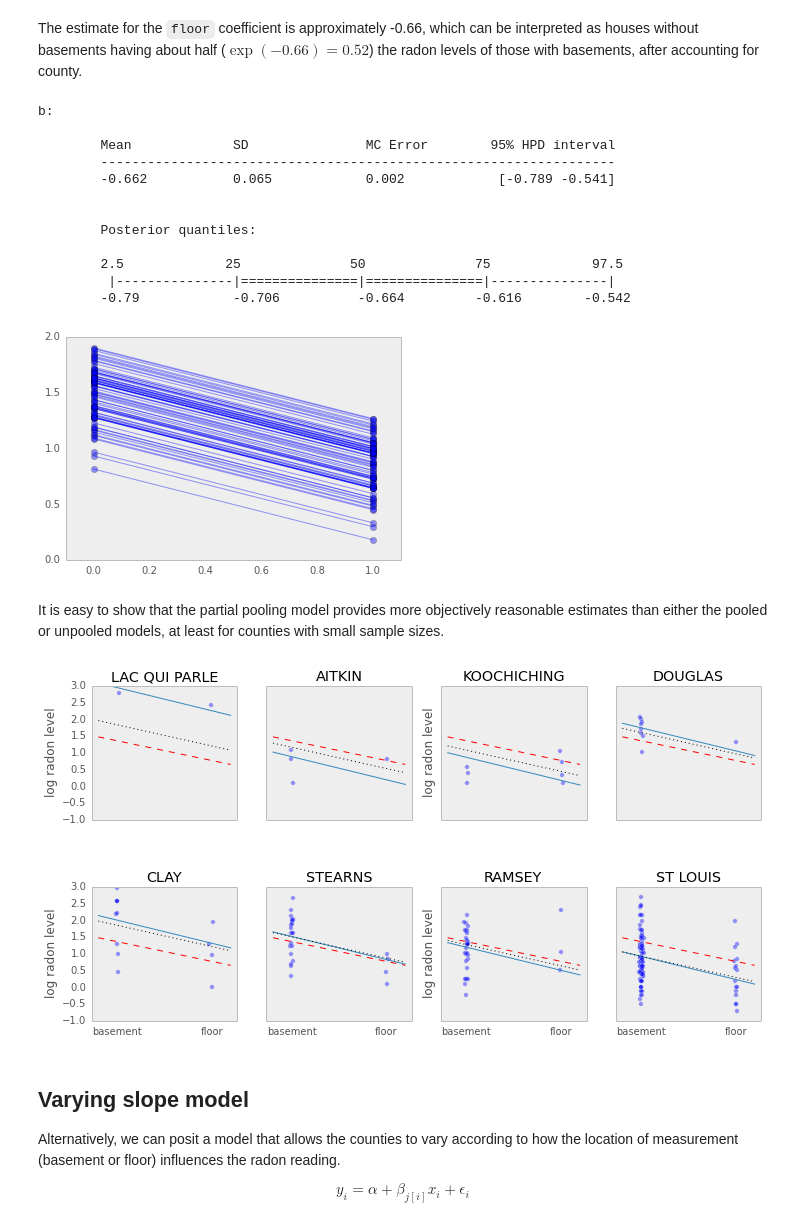
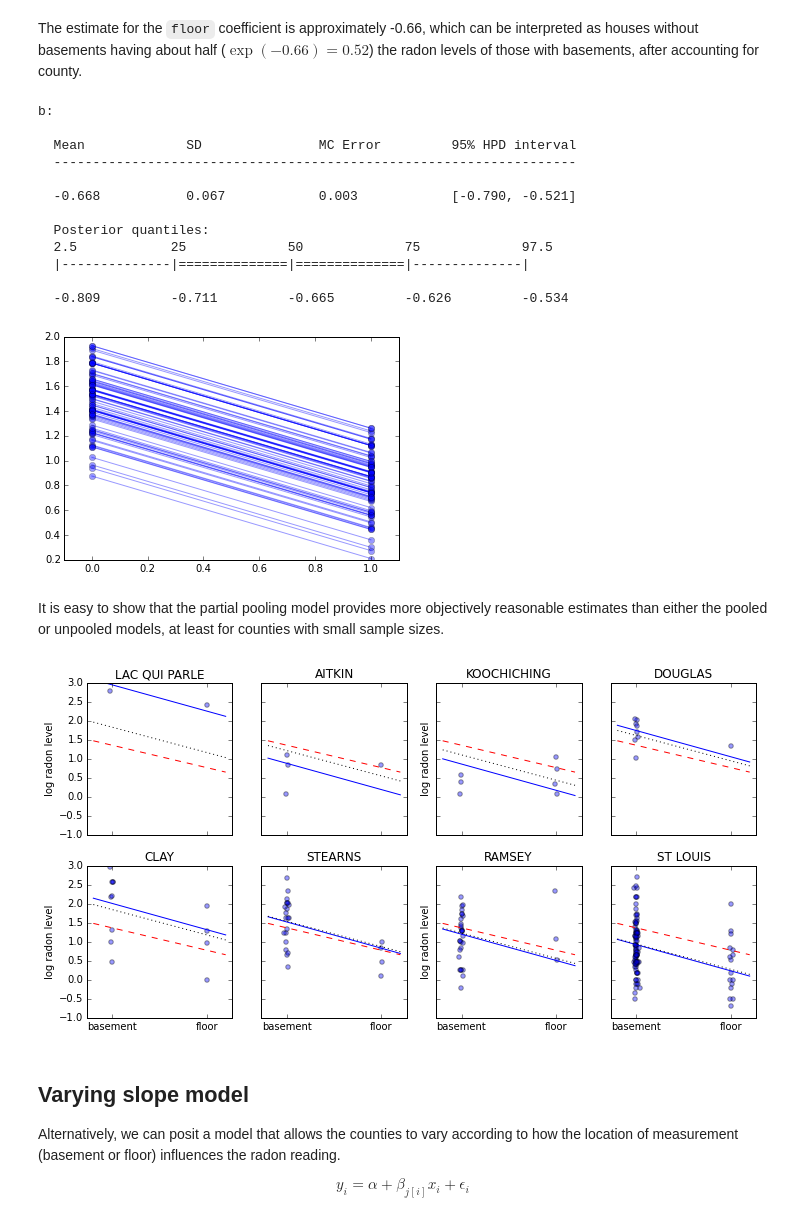
Before and after one commit to fonnesbeck/multilevel_modeling, a Jupyter notebook: multilevel_modeling.ipynb, the cells around one changed output. Cells and saved outputs as stored; diff of their text form; code cells hidden in the pictures.

```diff
--- a/multilevel_modeling.ipynb
+++ b/multilevel_modeling.ipynb
@@ -32,7 +34,10 @@ The hierarchy in this example is households within county.
 # %% [markdown]
 ### Data organization
 # %%
+%matplotlib inline
+import numpy as np
 import pandas as pd
+import matplotlib.pyplot as plt
 
 # Import radon data
 srrs2 = pd.read_csv('data/srrs2.dat')
@@ -47,7 +52,7 @@ cty_mn['fips'] = 1000*cty_mn.stfips + cty_mn.ctfips
 
 # Merge home- and county-level information
 srrs_mn = srrs_mn.merge(cty_mn[['fips', 'Uppm']], on='fips')
-srrs_mn = srrs_mn.drop_duplicates(cols='idnum')
+srrs_mn = srrs_mn.drop_duplicates(subset='idnum')
 u = np.log(srrs_mn.Uppm)
 
 n = len(srrs_mn)
@@ -138,7 +140,7 @@ Here are visual comparisons between the pooled and unpooled estimates for a subs
 sample_counties = ('LAC QUI PARLE', 'AITKIN', 'KOOCHICHING',
                     'DOUGLAS', 'CLAY', 'STEARNS', 'RAMSEY', 'ST LOUIS')
 
-fig, axes = subplots(2, 4, figsize=(12, 6), sharey=True, sharex=True)
+fig, axes = plt.subplots(2, 4, figsize=(12, 6), sharey=True, sharex=True)
 axes = axes.ravel()
 for i,c in enumerate(sample_counties):
     y = srrs_mn.log_radon[srrs_mn.county==c]
@@ -228,10 +230,10 @@ with Model() as partial_pooling:
     # Data likelihood
     y_like = Normal('y_like', mu=y_hat, tau=tau_y, observed=log_radon)
 # %%
-from pymc import psample
+from pymc import sample
 
 with partial_pooling:
 
     step = NUTS()
 
-    partial_pooling_samples = psample(2000, step)
+    partial_pooling_samples = sample(2000, step)
@@ -315,10 +319,10 @@ with Model() as varying_intercept:
 # %% [markdown]
 We can fit the above model using MCMC. Here, we use the No U-turn Sampler (NUTS), which is a gradient-based method for MCMC simulation.
 # %%
-from pymc import psample, summary
+from pymc import sample, summary
 
 with varying_intercept:
 
     step = NUTS()
 
-    varying_intercept_samples = psample(2000, step)
+    varying_intercept_samples = sample(2000, step)
@@ -343,29 +349,29 @@ summary(varying_intercept_samples[-1000:], vars=['b'])
 # %% [output]
 b:
 
-        Mean             SD               MC Error        95% HPD interval
-        ------------------------------------------------------------------
-        -0.662           0.065            0.002            [-0.789 -0.541]
+  Mean             SD               MC Error         95% HPD interval
+  -------------------------------------------------------------------
 
+  -0.668           0.067            0.003            [-0.790, -0.521]
 
-        Posterior quantiles:
+  Posterior quantiles:
+  2.5            25             50             75             97.5
+  |--------------|==============|==============|--------------|
 
-        2.5             25              50              75             97.5
-         |---------------|===============|===============|---------------|
-        -0.79            -0.706          -0.664         -0.616        -0.542
+  -0.809         -0.711         -0.665         -0.626         -0.534
 # %%
-xvals = arange(2)
-bp = varying_intercept_samples['a'][0].mean(axis=0)
-mp = varying_intercept_samples['b'][0].mean()
+xvals = np.arange(2)
+bp = varying_intercept_samples['a'].mean(axis=0)
+mp = varying_intercept_samples['b'].mean()
 for bi in bp:
     plt.plot(xvals, mp*xvals + bi, 'bo-', alpha=0.4)
-xlim(-0.1,1.1);
+plt.xlim(-0.1,1.1);
 # %% [output]
-[figure, old version]
+[figure, new version]
 # %% [markdown]
 It is easy to show that the partial pooling model provides more objectively reasonable estimates than either the pooled or unpooled models, at least for counties with small sample sizes.
 # %%
-fig, axes = subplots(2, 4, figsize=(12, 6), sharey=True, sharex=True)
+fig, axes = plt.subplots(2, 4, figsize=(12, 6), sharey=True, sharex=True)
 axes = axes.ravel()
 for i,c in enumerate(sample_counties):
 
@@ -391,7 +397,7 @@ for i,c in enumerate(sample_counties):
     if not i%2:
         axes[i].set_ylabel('log radon level')
 # %% [output]
-[figure, old version]
+[figure, new version]
 # %% [markdown]
 ## Varying slope model
 
```
Also changed, not shown: parts of 27 cells of this notebook.
